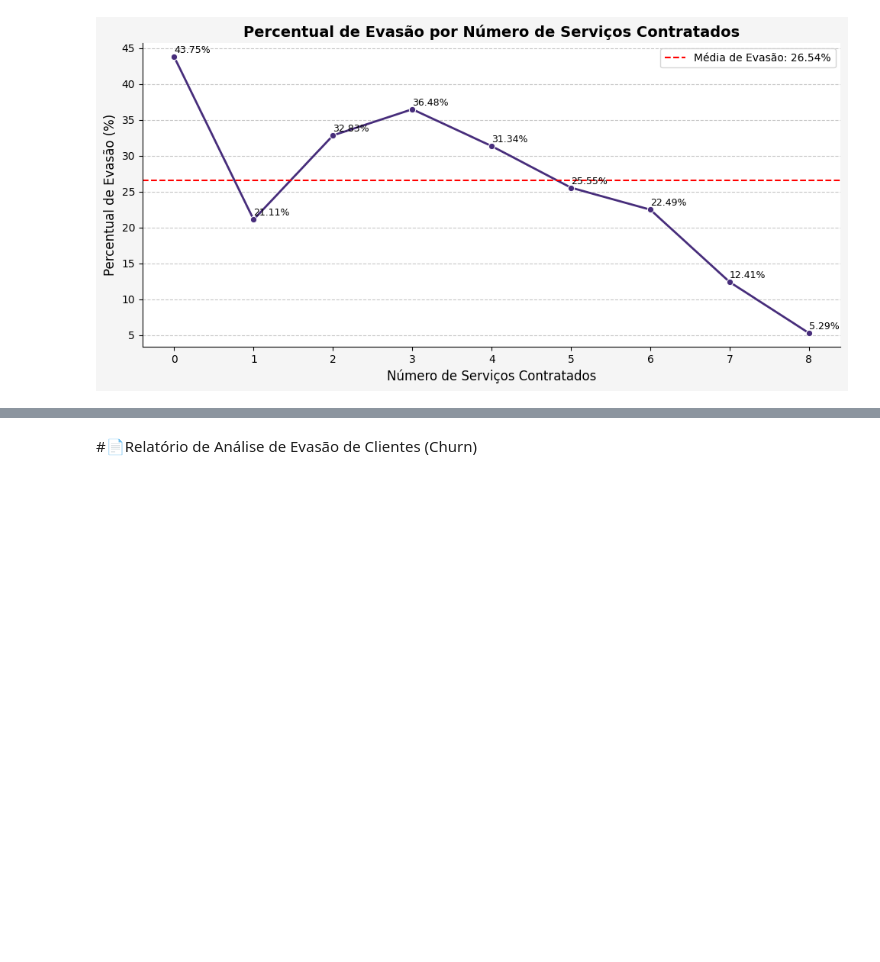
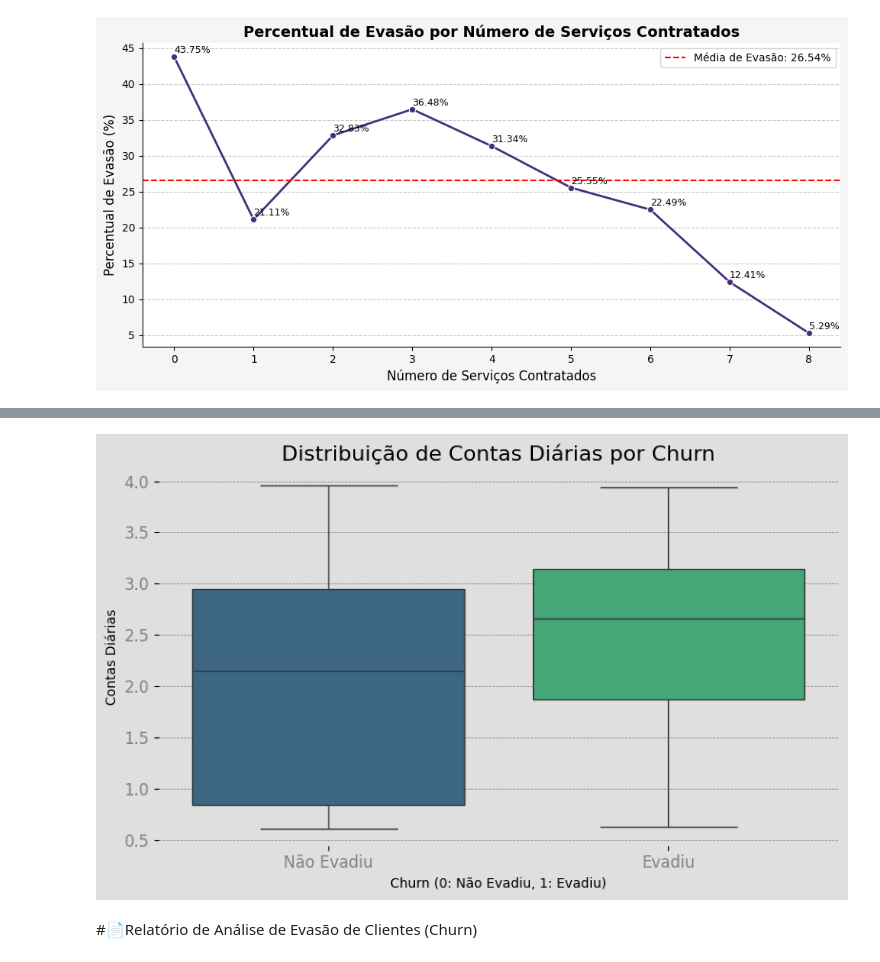
Before and after one commit to Raybarreto/Challenge2_TelecomX_I, a Jupyter notebook: Telecom_BR.ipynb, the cells around one changed output, grey strips where cells are left out. Cells and saved outputs as stored; diff of their text form; code cells hidden in the pictures; blank space fills up the shorter version.

```diff
--- a/Telecom_BR.ipynb
+++ b/Telecom_BR.ipynb
@@ -599,0 +638,63 @@ Name: Contas_diarias, dtype: float64
+# %%
+AZUL_1 = '#1f77b4'
+BRANCO = 'white'
+CINZA_3 = '#808080'
+PRETO = 'black'
+CINZA_1 = '#dfdfdf'
+
+plt.figure(figsize=(8, 5), facecolor=CINZA_1)
+ax = plt.axes()
+ax.set_facecolor(CINZA_1)
+custom_palette_binary = sns.color_palette("viridis", n_colors=2)
+
+# Definindo zorder para o boxplot ser mais baixo que as anotações
+ax = sns.boxplot(x='Churn', y='Contas_diarias', data=df_encoded, hue='Churn', palette=custom_palette_binary, legend=False, zorder=1)
+
+plt.title('Distribuição de Contas Diárias por Churn', fontsize=16 )
+plt.xlabel('Churn (0: Não Evadiu, 1: Evadiu)')
+plt.ylabel('Contas Diárias')
+plt.xticks(fontsize=12, color=CINZA_3, ticks=[0, 1], labels=['Não Evadiu', 'Evadiu'])
+plt.yticks(fontsize=12, color=CINZA_3)
+ax.spines[['top', 'right', 'left', 'bottom']].set_visible(False)
+ax.set_axisbelow(True)
+ax.yaxis.grid(color='gray', linestyle='--', linewidth=0.5)
+
+# --- Análise Descritiva ---
+stats_churn_0 = df_encoded[df_encoded['Churn'] == 0]['Contas_diarias'].describe()
+stats_churn_1 = df_encoded[df_encoded['Churn'] == 1]['Contas_diarias'].describe()
+
+print("\nEstatísticas Não Evadiu")
+print (stats_churn_0)
+print("\n")
+
+print("\nEstatísticas Evadiu")
+print (stats_churn_1)
+print("\n")
+
+texto_anotacao_nao_evadiu = f"""
+Mínimo: {stats_churn_0['min']:.2f}
+1º Quartil: {stats_churn_0['25%']:.2f}
+Mediana (2º Quartil): {stats_churn_0['50%']:.2f}
+3º Quartil: {stats_churn_0['75%']:.2f}
+Máximo: {stats_churn_0['max']:.2f}
+"""
+
+texto_anotacao_evadiu = f"""
+Mínimo: {stats_churn_1['min']:.2f}
+1º Quartil: {stats_churn_1['25%']:.2f}
+Mediana (2º Quartil): {stats_churn_1['50%']:.2f}
+3º Quartil: {stats_churn_1['75%']:.2f}
+Máximo: {stats_churn_1['max']:.2f}
+"""
+# Definindo zorder para as anotações serem mais altas que o boxplot
+ax.annotate(texto_anotacao_nao_evadiu, xy=(0.9, 38), xytext=(-0.4, 60), fontsize=9, color=PRETO,
+             bbox=dict(boxstyle="round,pad=0.1", edgecolor=CINZA_3, facecolor=BRANCO),
+             arrowprops=dict(facecolor=PRETO, arrowstyle="->", connectionstyle="arc3,rad=0.3"), zorder=2)
+
+ax.annotate(texto_anotacao_evadiu, xy=(0.9, 50), xytext=(0.5, 60), fontsize=9, color=PRETO,
+             bbox=dict(boxstyle="round,pad=0.1", edgecolor=CINZA_3, facecolor=BRANCO),
+             arrowprops=dict(facecolor=PRETO, arrowstyle="->", connectionstyle="arc3,rad=0.3"), zorder=2)
+
+plt.tight_layout()
+plt.show()
+# %% [output]
@@ -600,3 +718,4 @@ Name: Contas_diarias, dtype: float64
+[figure, added]
 # %%
 df.to_csv("dados_tratados.csv", index=False)
 # %% [markdown]
```
Also changed, not shown: parts of 12 cells of this notebook.
